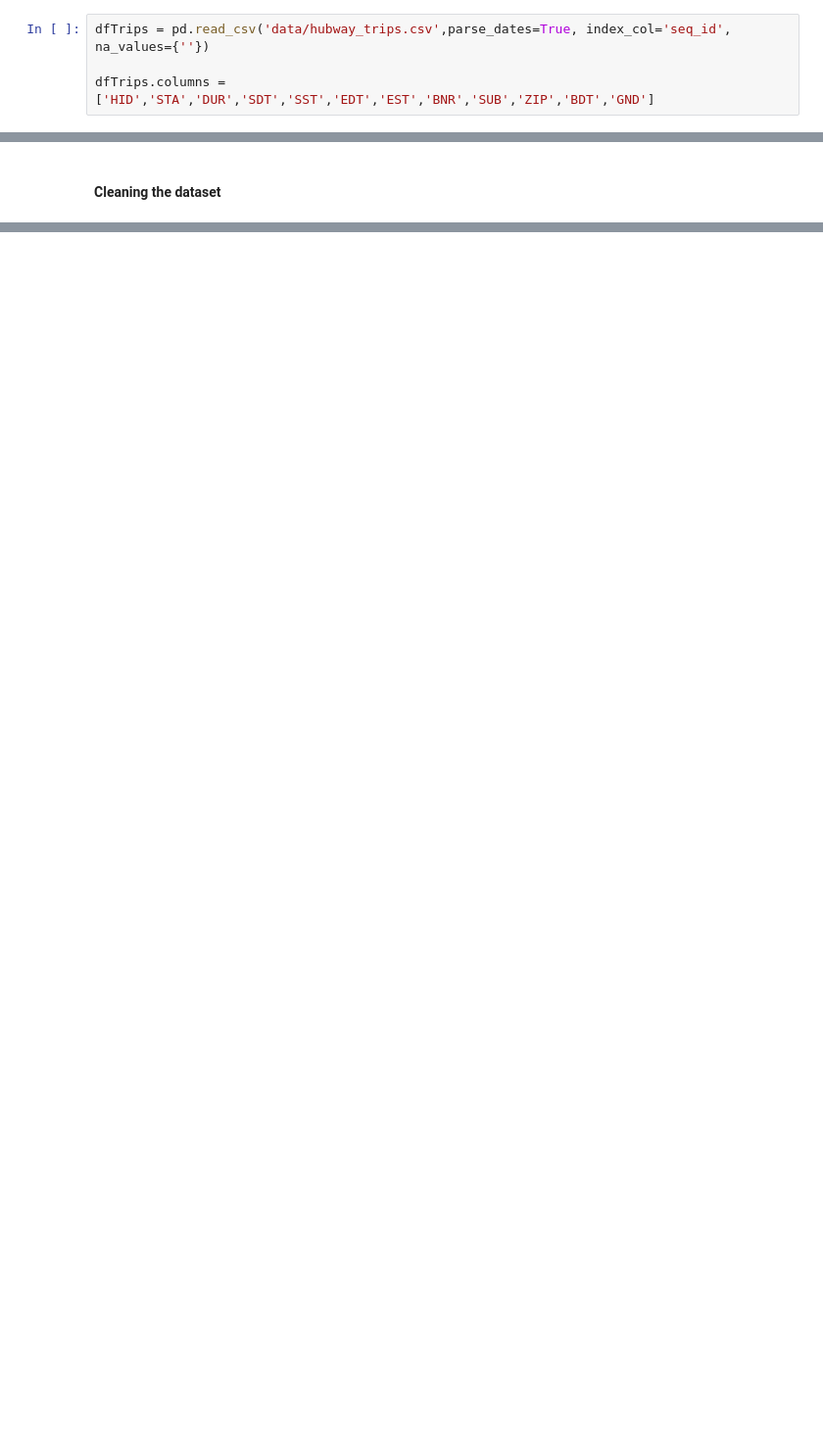
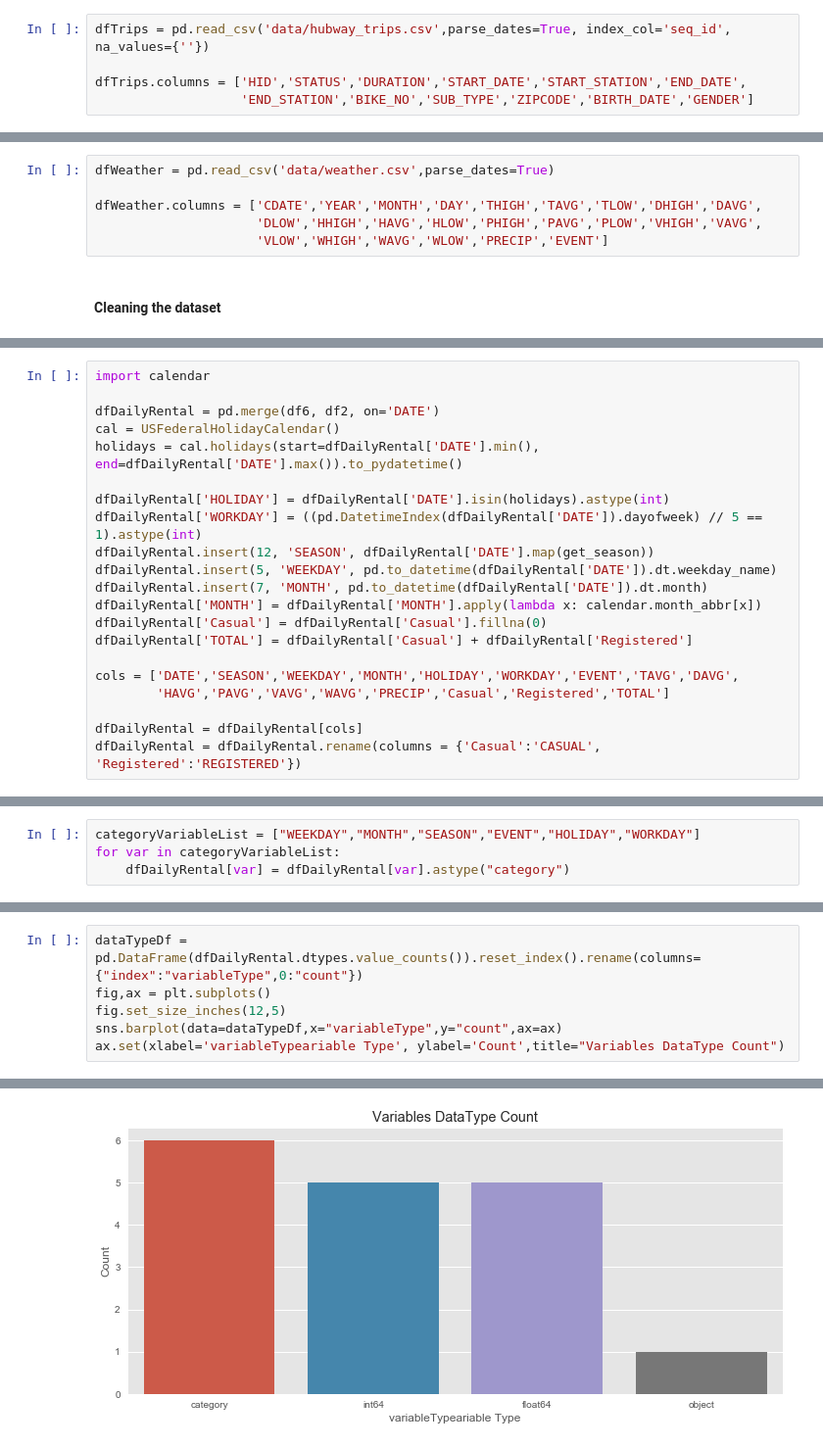
Before and after one commit to msubhabrata3/hubway-trip-analysis, a Jupyter notebook: Hubway-trip.ipynb, the cells around one changed output, grey strips where cells are left out. Shown at 98% size. Cells and saved outputs as stored; diff of their text form; blank space fills up the shorter version.

```diff
--- a/Hubway-trip.ipynb
+++ b/Hubway-trip.ipynb
@@ -48,6 +141,7 @@ Link to dataset: http://hubwaydatachallenge.org/trip-history-data/
 # %%
 dfTrips = pd.read_csv('data/hubway_trips.csv',parse_dates=True, index_col='seq_id', na_values={''})
 
-dfTrips.columns = ['HID','STA','DUR','SDT','SST','EDT','EST','BNR','SUB','ZIP','BDT','GND']
+dfTrips.columns = ['HID','STATUS','DURATION','START_DATE','START_STATION','END_DATE',
+                   'END_STATION','BIKE_NO','SUB_TYPE','ZIPCODE','BIRTH_DATE','GENDER']
 # %% [markdown]
 #### Cleaning the dataset
@@ -214,2 +185,8 @@ dfWeather = pd.read_csv('data/weather.csv',parse_dates=True)
+# %%
+dfWeather = pd.read_csv('data/weather.csv',parse_dates=True)
+
+dfWeather.columns = ['CDATE','YEAR','MONTH','DAY','THIGH','TAVG','TLOW','DHIGH','DAVG',
+                     'DLOW','HHIGH','HAVG','HLOW','PHIGH','PAVG','PLOW','VHIGH','VAVG',
+                     'VLOW','WHIGH','WAVG','WLOW','PRECIP','EVENT']
 # %% [markdown]
 #### Cleaning the dataset
@@ -228,0 +223,21 @@ df2.head()
+# %%
+import calendar
+
+dfDailyRental = pd.merge(df6, df2, on='DATE')
+cal = USFederalHolidayCalendar()
+holidays = cal.holidays(start=dfDailyRental['DATE'].min(), end=dfDailyRental['DATE'].max()).to_pydatetime()
+
+dfDailyRental['HOLIDAY'] = dfDailyRental['DATE'].isin(holidays).astype(int)
+dfDailyRental['WORKDAY'] = ((pd.DatetimeIndex(dfDailyRental['DATE']).dayofweek) // 5 == 1).astype(int)
+dfDailyRental.insert(12, 'SEASON', dfDailyRental['DATE'].map(get_season))
+dfDailyRental.insert(5, 'WEEKDAY', pd.to_datetime(dfDailyRental['DATE']).dt.weekday_name)
+dfDailyRental.insert(7, 'MONTH', pd.to_datetime(dfDailyRental['DATE']).dt.month)
+dfDailyRental['MONTH'] = dfDailyRental['MONTH'].apply(lambda x: calendar.month_abbr[x])
+dfDailyRental['Casual'] = dfDailyRental['Casual'].fillna(0)
+dfDailyRental['TOTAL'] = dfDailyRental['Casual'] + dfDailyRental['Registered']
+
+cols = ['DATE','SEASON','WEEKDAY','MONTH','HOLIDAY','WORKDAY','EVENT','TAVG','DAVG',
+        'HAVG','PAVG','VAVG','WAVG','PRECIP','Casual','Registered','TOTAL']
+
+dfDailyRental = dfDailyRental[cols]
+dfDailyRental = dfDailyRental.rename(columns = {'Casual':'CASUAL', 'Registered':'REGISTERED'})
@@ -228,0 +281,4 @@ df2.head()
+# %%
+categoryVariableList = ["WEEKDAY","MONTH","SEASON","EVENT","HOLIDAY","WORKDAY"]
+for var in categoryVariableList:
+    dfDailyRental[var] = dfDailyRental[var].astype("category")
@@ -228,0 +291,7 @@ df2.head()
+# %%
+dataTypeDf = pd.DataFrame(dfDailyRental.dtypes.value_counts()).reset_index().rename(columns={"index":"variableType",0:"count"})
+fig,ax = plt.subplots()
+fig.set_size_inches(12,5)
+sns.barplot(data=dataTypeDf,x="variableType",y="count",ax=ax)
+ax.set(xlabel='variableTypeariable Type', ylabel='Count',title="Variables DataType Count")
+# %% [output]
@@ -228,0 +301 @@ df2.head()
+[figure, added]
```
Also changed, not shown: parts of 57 cells of this notebook.
